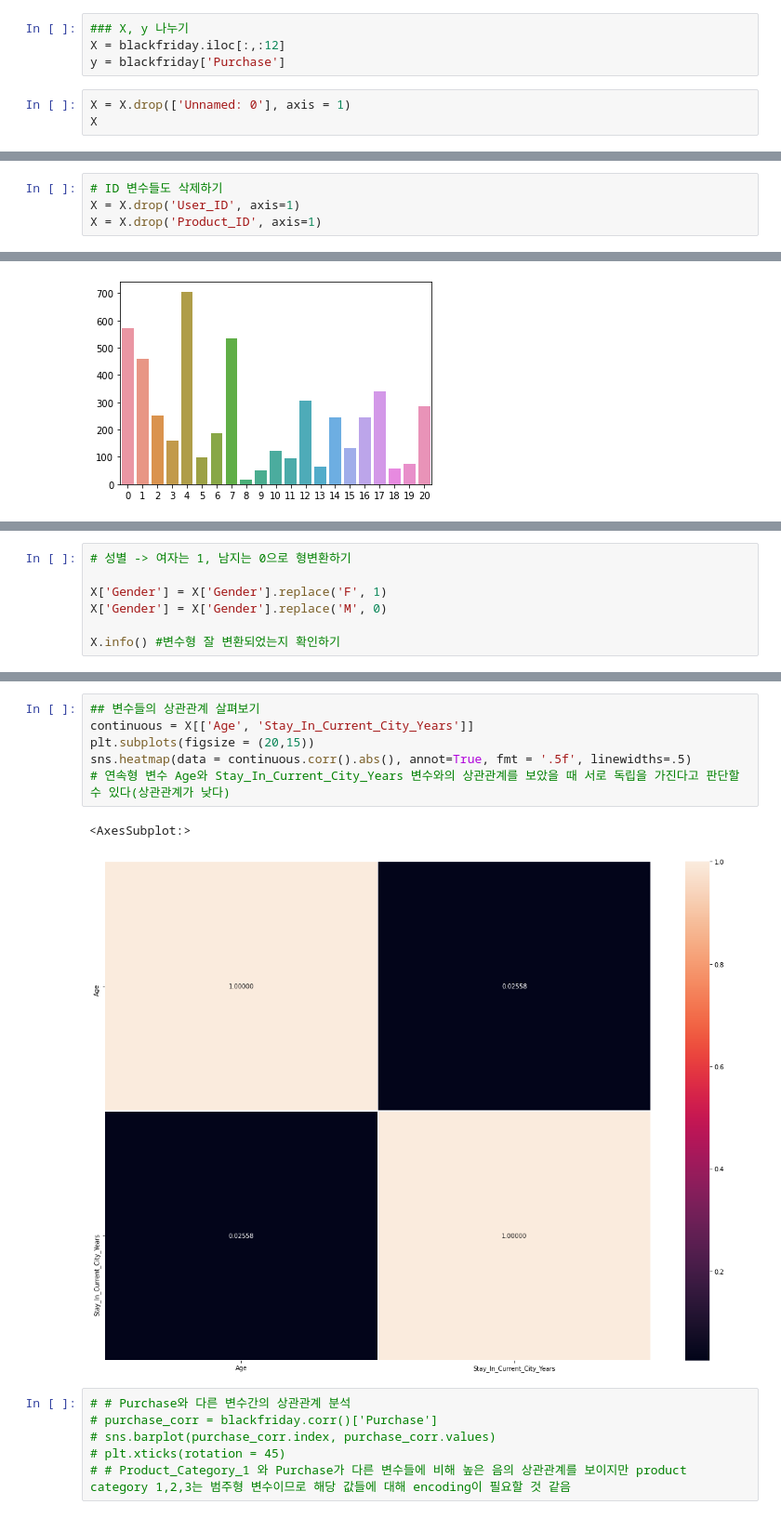
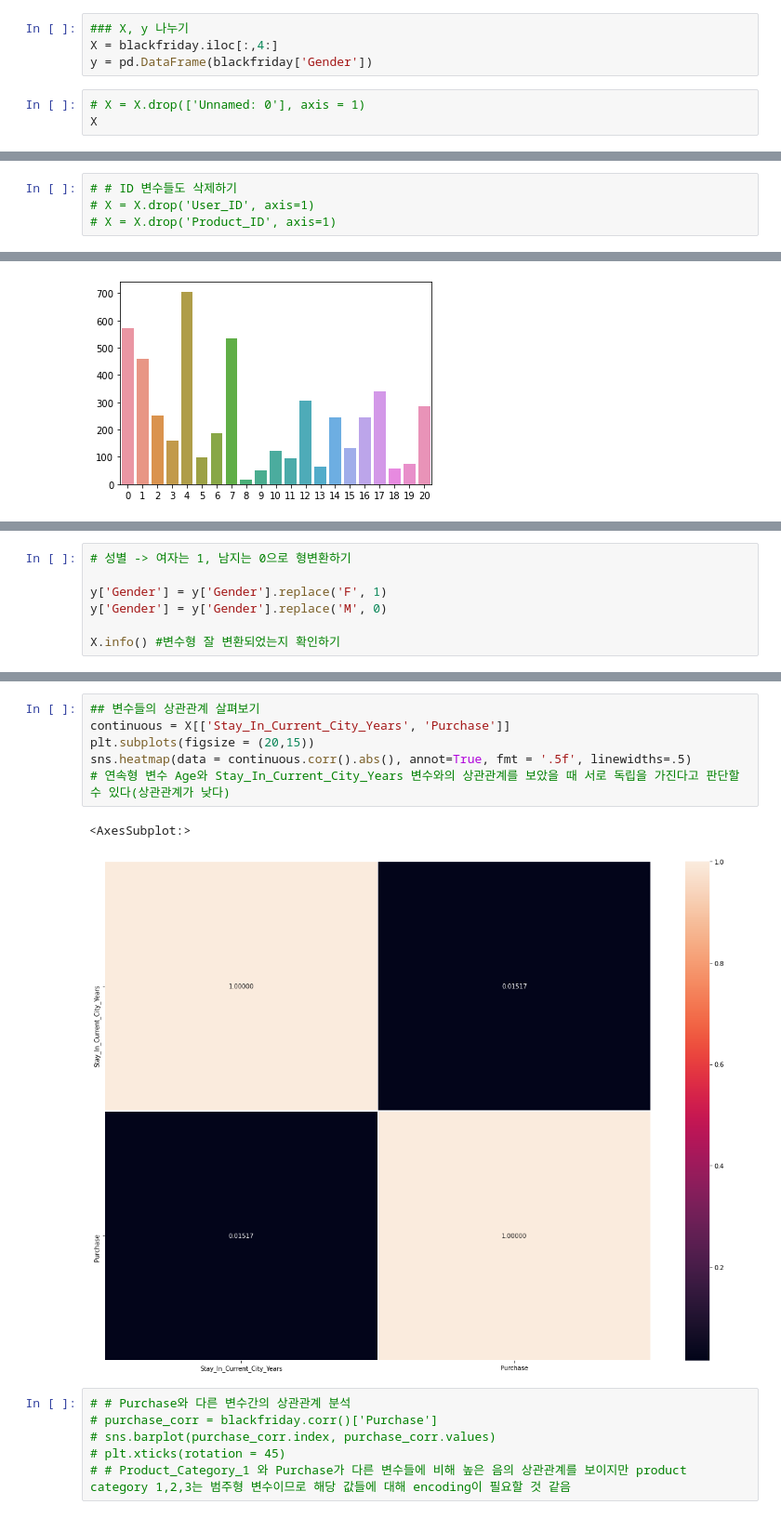
Before and after one commit to Taehee-K/ToBigs15, a Jupyter notebook: Week3/week3_KNN & Clustering/assignment1.ipynb, the cells around one changed output, grey strips where cells are left out. Shown: that part at 93% size. Saved outputs shown, nothing was run; the diff lists cells and outputs as text.

```diff
--- a/Week3/week3_KNN & Clustering/assignment1.ipynb
+++ b/Week3/week3_KNN & Clustering/assignment1.ipynb
@@ -27,9 +27,9 @@ blackfriday.head()
 ## Preprocessing / EDA
 # %%
 ### X, y 나누기
-X = blackfriday.iloc[:,:12]
-y = blackfriday['Purchase']
+X = blackfriday.iloc[:,4:]
+y = pd.DataFrame(blackfriday['Gender'])
 # %%
-X = X.drop(['Unnamed: 0'], axis = 1)
+# X = X.drop(['Unnamed: 0'], axis = 1)
 X
 # %% [output]
@@ -101,7 +100,7 @@ X.head()
 # %%
-# ID 변수들도 삭제하기
-X = X.drop('User_ID', axis=1)
-X = X.drop('Product_ID', axis=1)
+# # ID 변수들도 삭제하기
+# X = X.drop('User_ID', axis=1)
+# X = X.drop('Product_ID', axis=1)
 # %%
 X.info()
 # %% [output]
@@ -252,8 +258,8 @@ sns.barplot(occup_cust.index, occup_cust.values)
 # %%
 # 성별 -> 여자는 1, 남지는 0으로 형변환하기
 
-X['Gender'] = X['Gender'].replace('F', 1)
-X['Gender'] = X['Gender'].replace('M', 0)
+y['Gender'] = y['Gender'].replace('F', 1)
+y['Gender'] = y['Gender'].replace('M', 0)
 
 X.info() #변수형 잘 변환되었는지 확인하기
 # %% [output]
@@ -298,13 +304,13 @@ dtypes: int64(7), object(1)
 memory usage: 312.5+ KB
 # %%
 ## 변수들의 상관관계 살펴보기
-continuous = X[['Age', 'Stay_In_Current_City_Years']]
+continuous = X[['Stay_In_Current_City_Years', 'Purchase']]
 plt.subplots(figsize = (20,15))
 sns.heatmap(data = continuous.corr().abs(), annot=True, fmt = '.5f', linewidths=.5)
 # 연속형 변수 Age와 Stay_In_Current_City_Years 변수와의 상관관계를 보았을 때 서로 독립을 가진다고 판단할 수 있다(상관관계가 낮다)
 # %% [output]
 <AxesSubplot:>
-[figure, old version]
+[figure, new version]
 # %%
 # # Purchase와 다른 변수간의 상관관계 분석
 # purchase_corr = blackfriday.corr()['Purchase']
```
Also changed, not shown: parts of 25 cells of this notebook.
